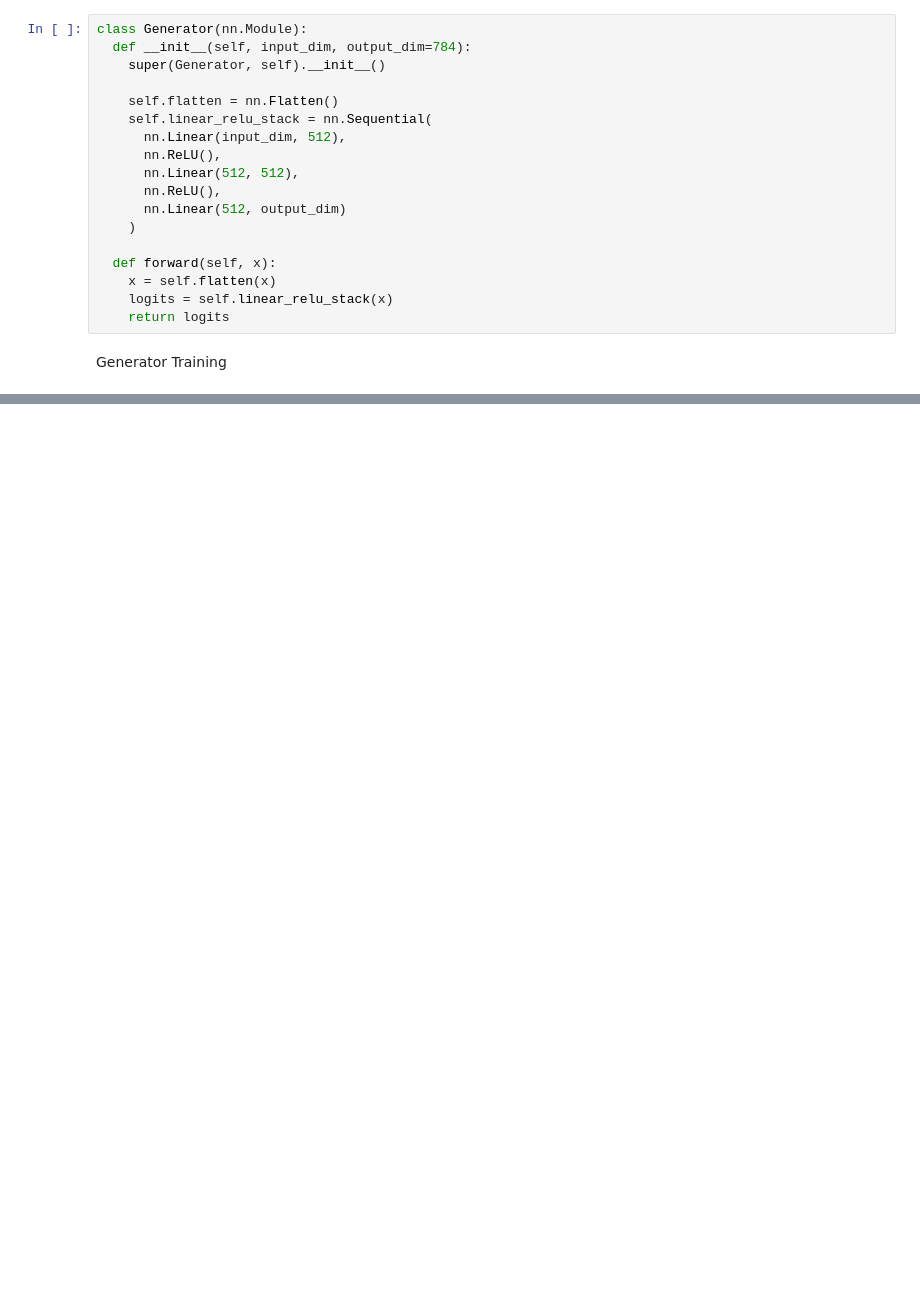
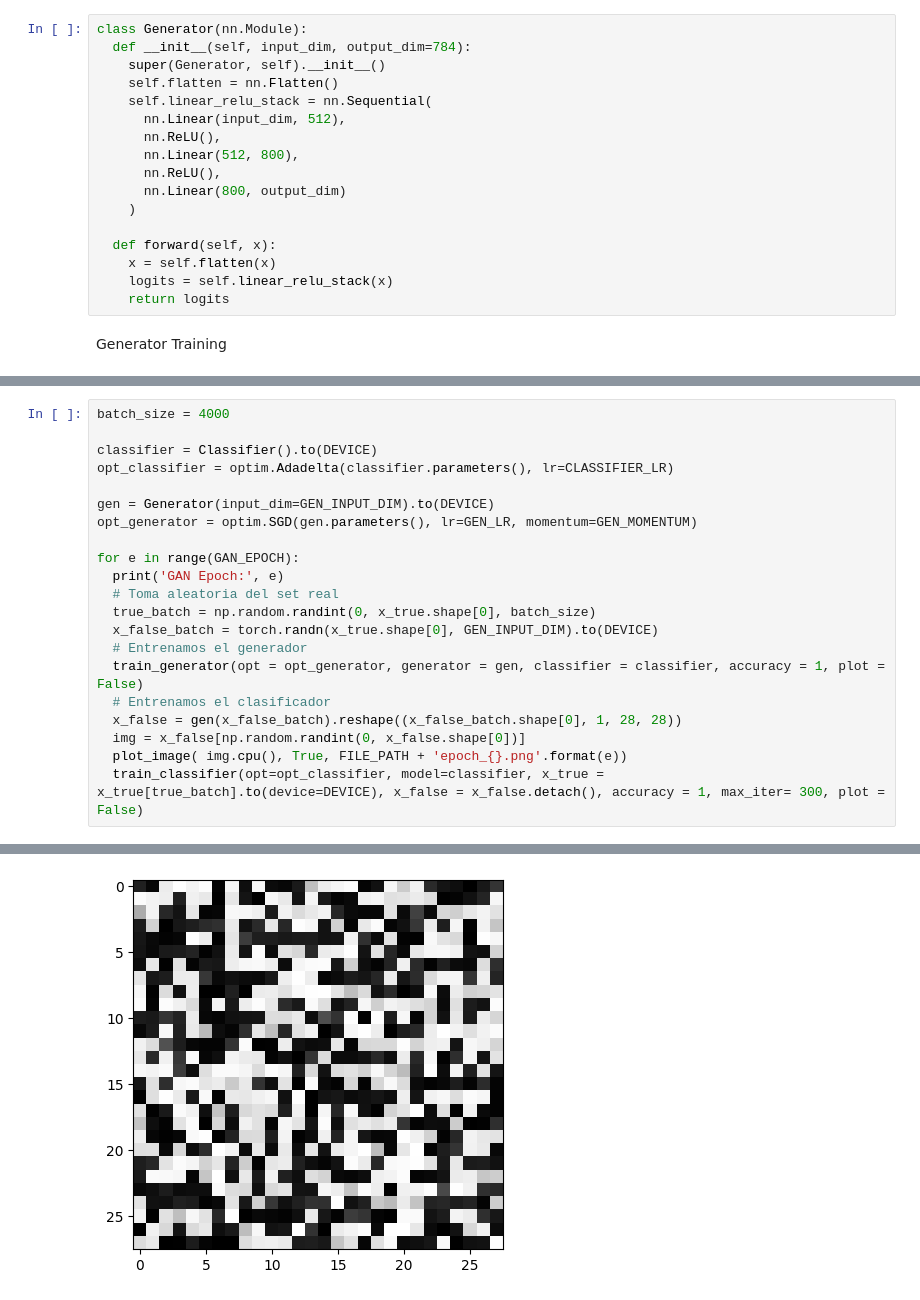
Before and after one commit to mantofer02/CI-0148-2022-S2, a Jupyter notebook: Laboratorios/6/Laboratorio_6.ipynb, the cells around one changed output, grey strips where cells are left out. Drawn from its saved outputs; the diff is of its cells as text; blank space fills up the shorter version.

```diff
--- a/Laboratorios/6/Laboratorio_6.ipynb
+++ b/Laboratorios/6/Laboratorio_6.ipynb
@@ -203,14 +227,13 @@ def train_classifier(opt, model, x_true, x_false, accuracy=None, max_iter=100, b
 class Generator(nn.Module):
   def __init__(self, input_dim, output_dim=784):
     super(Generator, self).__init__()
-
     self.flatten = nn.Flatten()
     self.linear_relu_stack = nn.Sequential(
       nn.Linear(input_dim, 512),
       nn.ReLU(),
-      nn.Linear(512, 512),
+      nn.Linear(512, 800),
       nn.ReLU(),
-      nn.Linear(512, output_dim)
+      nn.Linear(800, output_dim)
     )
 
   def forward(self, x):
@@ -306,0 +348,22 @@ train_generator(opt=opt_generator, generator=gen, classifier=classifier, accurac
+# %%
+batch_size = 4000
+
+classifier = Classifier().to(DEVICE)
+opt_classifier = optim.Adadelta(classifier.parameters(), lr=CLASSIFIER_LR)
+
+gen = Generator(input_dim=GEN_INPUT_DIM).to(DEVICE)
+opt_generator = optim.SGD(gen.parameters(), lr=GEN_LR, momentum=GEN_MOMENTUM)
+
+for e in range(GAN_EPOCH):
+  print('GAN Epoch:', e)
+  # Toma aleatoria del set real
+  true_batch = np.random.randint(0, x_true.shape[0], batch_size)
+  x_false_batch = torch.randn(x_true.shape[0], GEN_INPUT_DIM).to(DEVICE)
+  # Entrenamos el generador
+  train_generator(opt = opt_generator, generator = gen, classifier = classifier, accuracy = 1, plot = False)
+  # Entrenamos el clasificador
+  x_false = gen(x_false_batch).reshape((x_false_batch.shape[0], 1, 28, 28))
+  img = x_false[np.random.randint(0, x_false.shape[0])]
+  plot_image( img.cpu(), True, FILE_PATH + 'epoch_{}.png'.format(e))
+  train_classifier(opt=opt_classifier, model=classifier, x_true = x_true[true_batch].to(device=DEVICE), x_false = x_false.detach(), accuracy = 1, max_iter= 300, plot = False)
+# %% [output]
@@ -306,0 +372 @@ train_generator(opt=opt_generator, generator=gen, classifier=classifier, accurac
+[figure, added]
```
Also changed, not shown: parts of 9 cells of this notebook, 3 other files.
